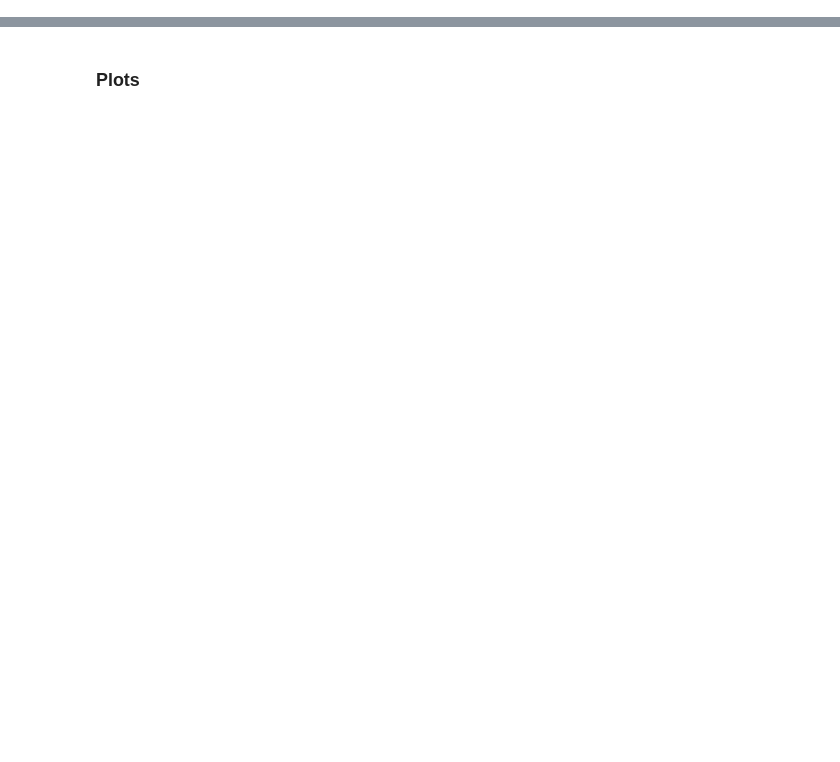
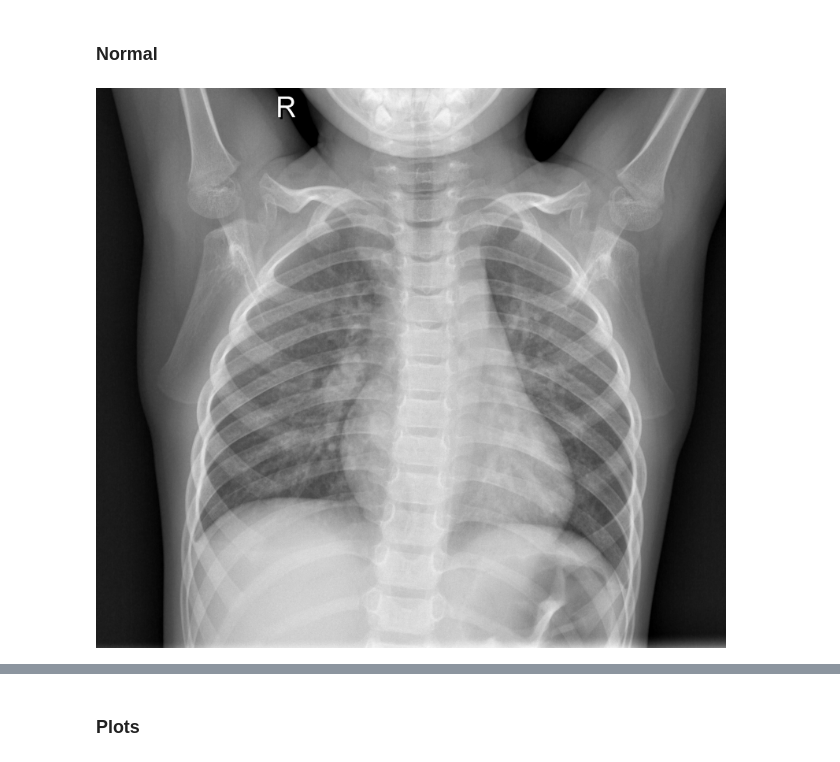
Before and after one commit to griffinhundley/pneumonia-deep-learning, a Jupyter notebook: notebooks/griffscratch.ipynb, the cells around one changed output, grey strips where cells are left out. Cells and saved outputs as stored; diff of their text form; code cells hidden in the pictures; blank space fills up the shorter version.

```diff
--- a/notebooks/griffscratch.ipynb
+++ b/notebooks/griffscratch.ipynb
@@ -2,0 +40,6 @@
+# %% [markdown]
+### Normal
+# %%
+load_img('../data/train/NORMAL/IM-0115-0001.jpeg')
+# %% [output]
+[figure, added]
```
Also changed, not shown: parts of 21 cells of this notebook.
